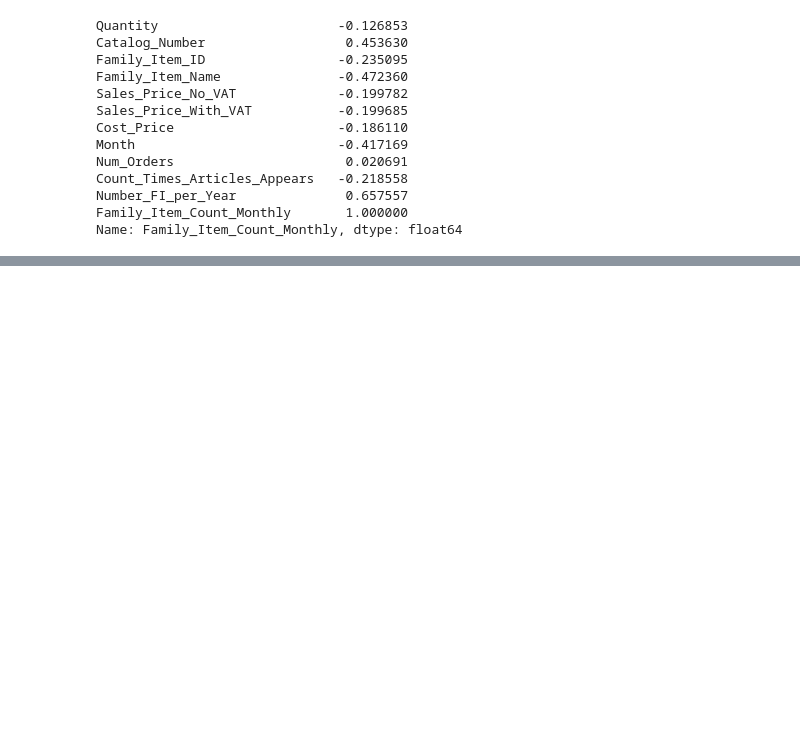
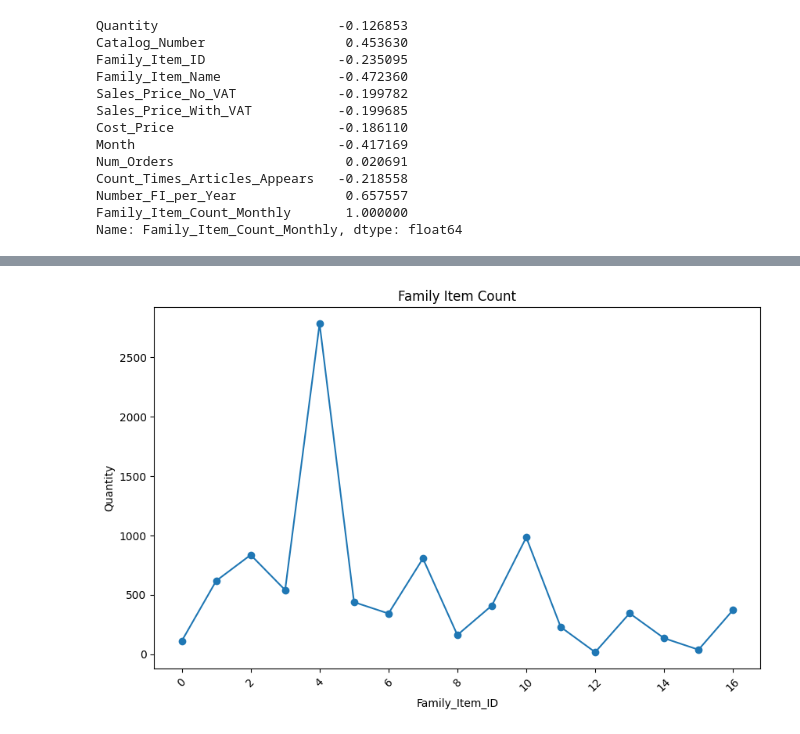
Before and after one commit to Nlasry1996/Nautica-Home, a Jupyter notebook: Untitled0.ipynb, the cells around one changed output, grey strips where cells are left out. Saved outputs shown, nothing was run; the diff lists cells and outputs as text; code cells hidden in the pictures; blank space fills up the shorter version.

```diff
--- a/Untitled0.ipynb
+++ b/Untitled0.ipynb
@@ -143,0 +184,3 @@ Name: Family_Item_Count_Monthly, dtype: float64
+# %%
+df_FI= df.groupby('Family_Item_ID')['Quantity'].count().reset_index()
+df_FI
@@ -143,0 +206,18 @@ Name: Family_Item_Count_Monthly, dtype: float64
+# %%
+plt.figure(figsize=(10, 6))
+
+# Plot the graph
+plt.plot(df_FI['Family_Item_ID'], df_FI['Quantity'], marker='o')
+
+# Set labels and title
+plt.xlabel('Family_Item_ID')
+plt.ylabel('Quantity')
+plt.title('Family Item Count')
+
+# Rotate x-axis labels if needed
+plt.xticks(rotation=45)
+
+# Show the plot
+plt.show()
+# %% [output]
+[figure, added]
```
Also changed, not shown: parts of 8 cells of this notebook.
